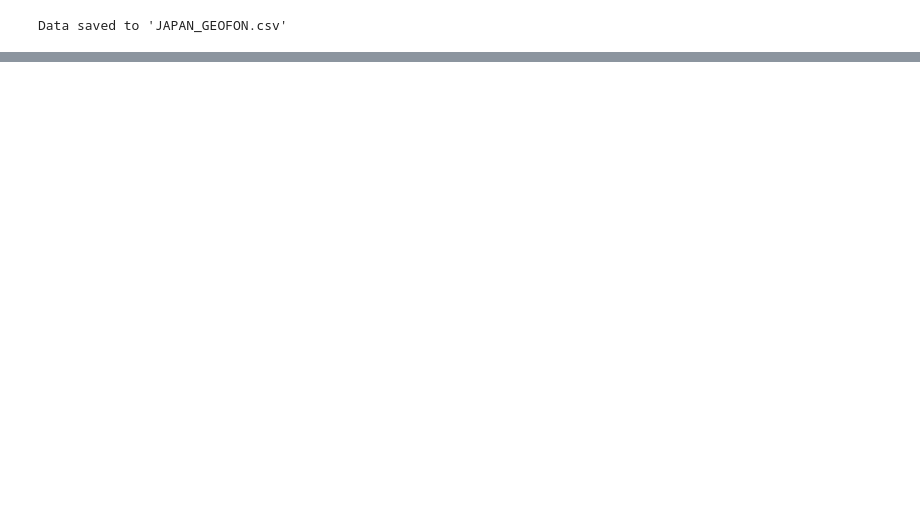
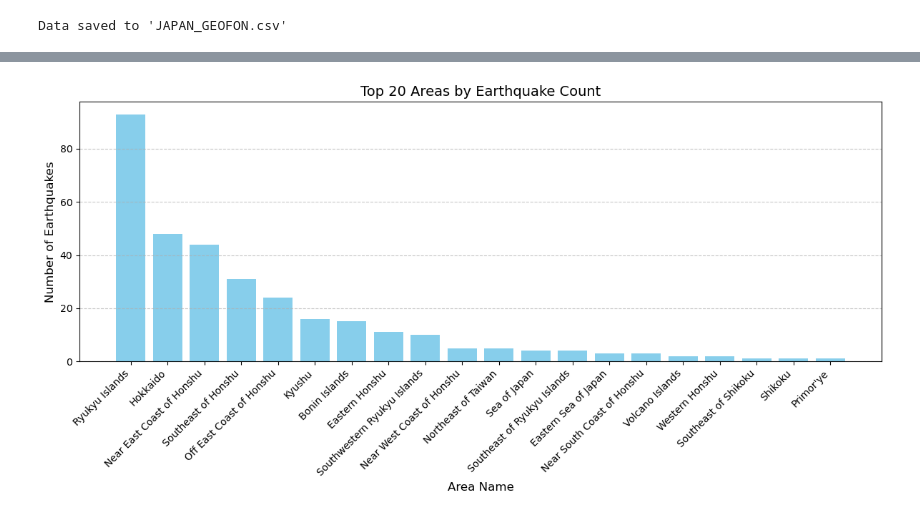
Before and after one commit to rezp8/earthquakeDataAnalysis, a Jupyter notebook: GeoFON.ipynb, the cells around one changed output, grey strips where cells are left out. Drawn from its saved outputs; the diff is of its cells as text; code cells hidden in the pictures; blank space fills up the shorter version.

```diff
--- a/GeoFON.ipynb
+++ b/GeoFON.ipynb
@@ -182,0 +284,7 @@ Data saved to 'JAPAN_GEOFON.csv'
+# %%
+# Create Month column
+
+df_work['Month'] = df_work['DateTime_UTC'].dt.to_period('M').astype(str)
+print('Added Month column. Unique months:', sorted(df_work['Month'].unique()))
+# df_work[['DateTime_UTC','Time','Month']].head()
+df_work.head()
@@ -182,0 +350,6 @@ Data saved to 'JAPAN_GEOFON.csv'
+# %%
+# Extract name_area from Region - first part before comma. I dont get how to handle region regarding the question
+
+df_work['name_area'] = df_work['Region'].astype(str).str.split(',').str[0].str.strip()
+print('Extracted name_area. Sample:')
+df_work[['Region','name_area']].head()
@@ -182,0 +373,16 @@ Data saved to 'JAPAN_GEOFON.csv'
+# %%
+# Group by area: count, mean, max
+
+area_stats = (df_work
+              .groupby('name_area')
+              .agg(
+                  num_quakes=('Event_ID','count'),
+                  mean_magnitude=('Magnitude','mean'),
+                  mean_depth_km=('Depth_km','mean'),
+                  max_magnitude=('Magnitude','max'),
+                  max_depth_km=('Depth_km','max')
+              )
+              .sort_values('num_quakes', ascending=False)
+             )
+print('Area-level statistics:')
+area_stats.head(20)
@@ -183 +409,19 @@ Data saved to 'JAPAN_GEOFON.csv'
+# %%
+import matplotlib.pyplot as plt
+
+# just Select the top 20 areas for plotting
+top_20_areas = area_stats.head(20)
+plt.figure(figsize=(12, 6))
+plt.bar(top_20_areas.index, top_20_areas['num_quakes'], color='skyblue')
+plt.xlabel('Area Name', fontsize=12)
+plt.ylabel('Number of Earthquakes', fontsize=12)
+plt.title('Top 20 Areas by Earthquake Count', fontsize=14)
+plt.xticks(rotation=45, ha='right', fontsize=10)
+plt.yticks(fontsize=10)
+plt.grid(axis='y', linestyle='--', alpha=0.7)
+plt.tight_layout()
+plt.savefig('earthquake_counts_by_area_barchart.png')
+# plt.close()
+# %% [output]
+[figure, added]
 # %%
```
Also changed, not shown: parts of 15 cells of this notebook.
